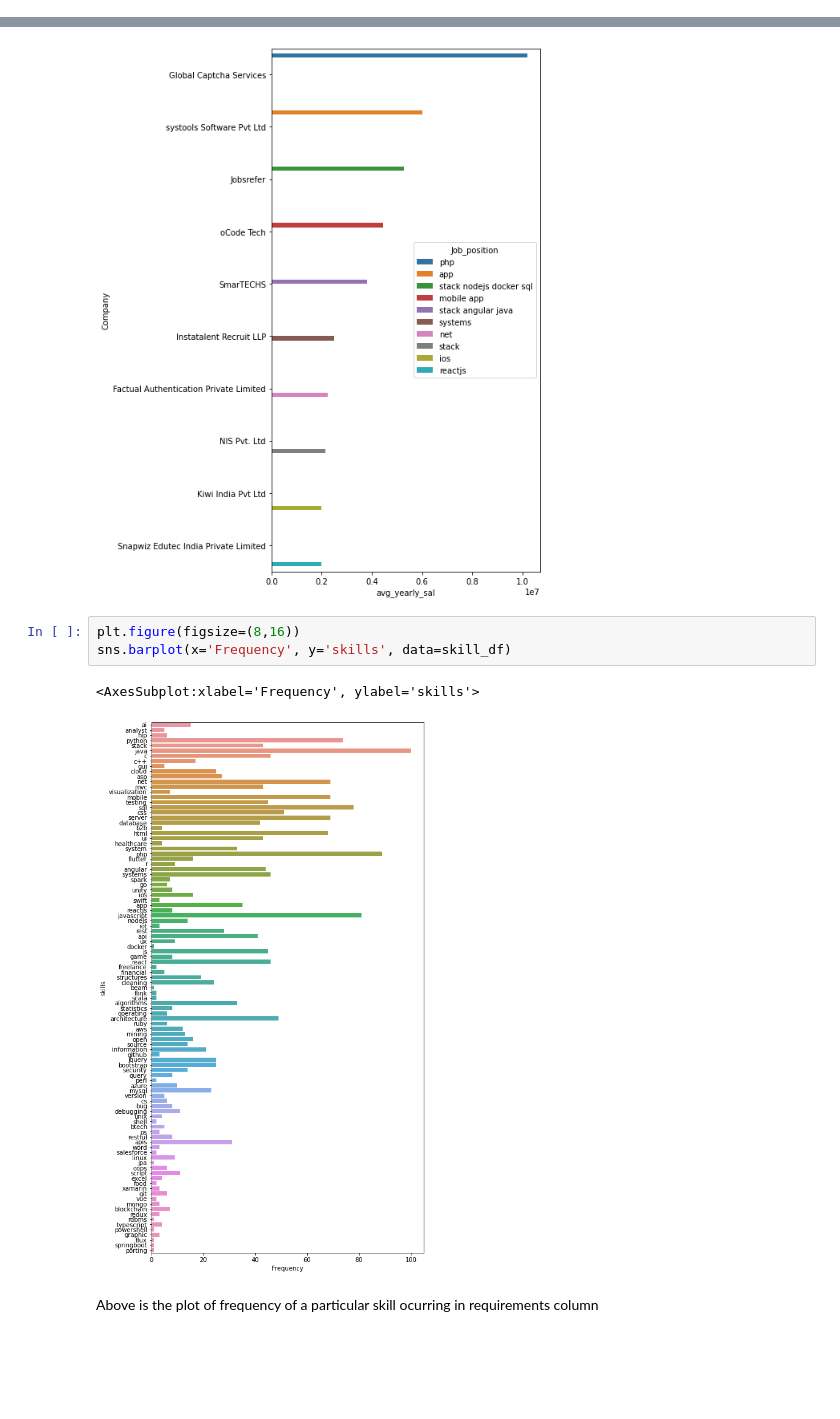
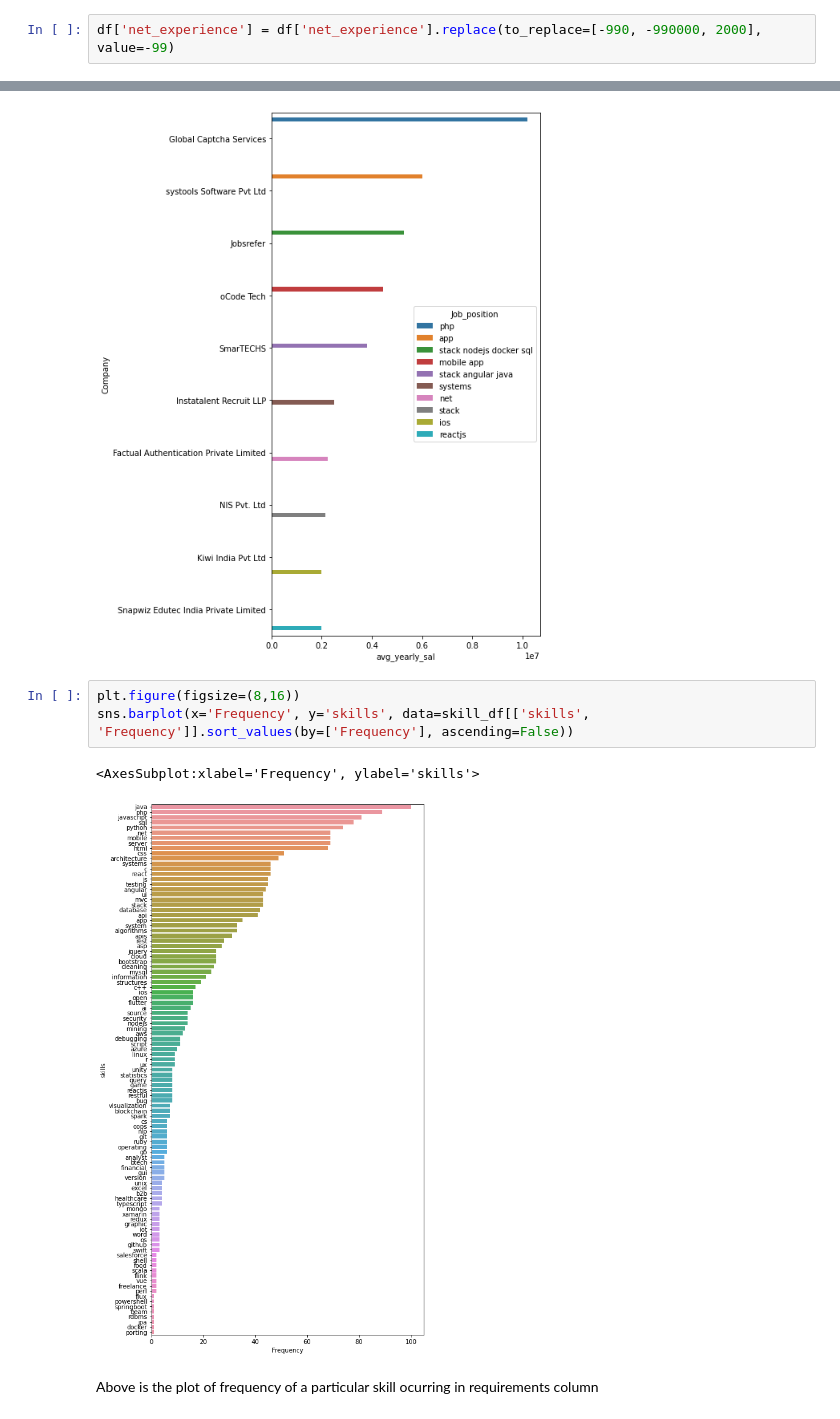
Before and after one commit to blaze-fire/Salary-Predictor, a Jupyter notebook: EDA.ipynb, the cells around one changed output, grey strips where cells are left out. Cells and saved outputs as stored; diff of their text form; blank space fills up the shorter version.

```diff
--- a/EDA.ipynb
+++ b/EDA.ipynb
@@ -111,6 +111,8 @@ most of other columns are weakly corelated
 Lets look at avg salary vs net experience
 # %% [markdown]
 Code for displaying values above bars taken from this post ( https://stackoverflow.com/questions/43214978/seaborn-barplot-displaying-values )
+# %%
+df['net_experience'] = df['net_experience'].replace(to_replace=[-990, -990000, 2000], value=-99)
 # %%
 freq = df.groupby(['net_experience'])['avg_yearly_sal'].median()
 freq = freq[freq>0]
@@ -210,10 +212,10 @@ sns.barplot(y = 'Company', x='avg_yearly_sal', data=top_10, hue='Job_position')
 [figure]
 # %%
 plt.figure(figsize=(8,16))
-sns.barplot(x='Frequency', y='skills', data=skill_df)
+sns.barplot(x='Frequency', y='skills', data=skill_df[['skills', 'Frequency']].sort_values(by=['Frequency'], ascending=False))
 # %% [output]
 <AxesSubplot:xlabel='Frequency', ylabel='skills'>
-[figure, old version]
+[figure, new version]
 # %% [markdown]
 Above is the plot of frequency of a particular skill ocurring in requirements column
 # %% [markdown]
```
Also changed, not shown: parts of 6 cells of this notebook, 4 other files.
